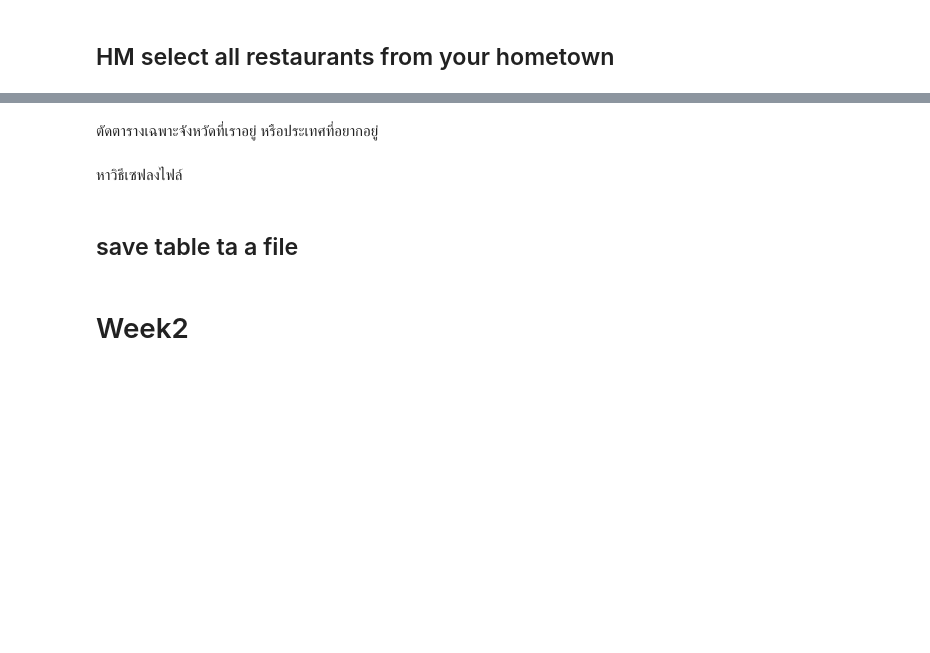
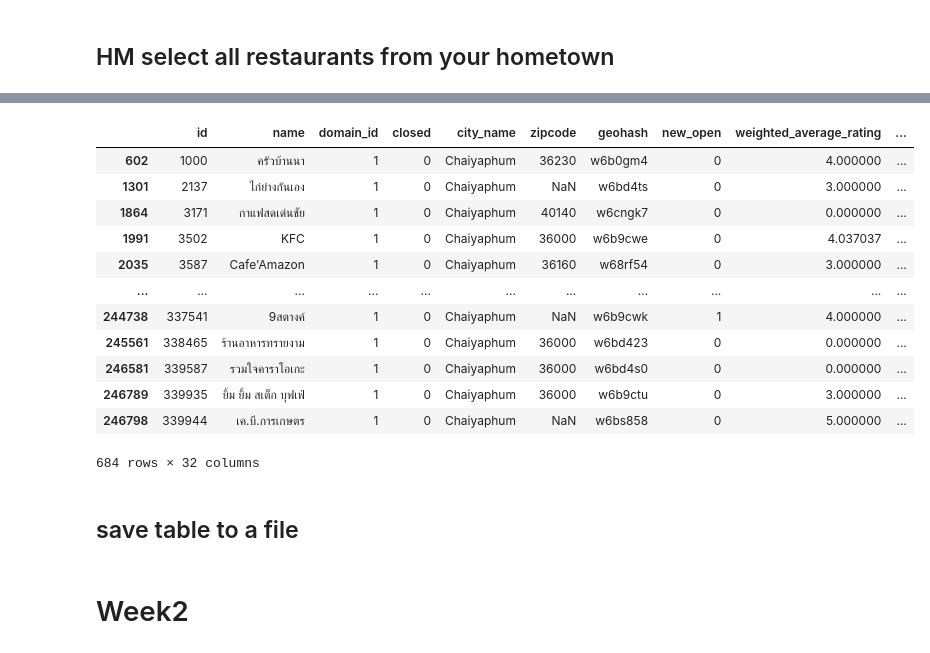
Before and after one commit to Uttaranakron/python_dataviz, a Jupyter notebook: pandas101.ipynb, the cells around one changed output, grey strips where cells are left out. Drawn from its saved outputs; the diff is of its cells as text; code cells hidden in the pictures; blank space fills up the shorter version.

```diff
--- a/pandas101.ipynb
+++ b/pandas101.ipynb
@@ -89,7 +224,19 @@ set(w_restaurant_df['city_name'])
-# %% [markdown]
-ตัดตารางเฉพาะจังหวัดที่เราอยู่ หรือประเทศที่อยากอยู่
-# %% [markdown]
-หาวิธีเซฟลงไฟล์
+# %%
+w_restaurant_df[w_restaurant_df['city_name'] == 'Chaiyaphum' ] #เลือกเฉพาะร้านอาหารที่อยู่จังหวัดชัยภูมิ
+# %% [output]
+|  | id | name | domain_id | closed | city_name | zipcode | geohash | new_open | weighted_average_rating | ... |
+| 602 | 1000 | ครัวบ้านนา | 1 | 0 | Chaiyaphum | 36230 | w6b0gm4 | 0 | 4.000000 | ... |
+| 1301 | 2137 | ไก่ย่างกันเอง | 1 | 0 | Chaiyaphum | NaN | w6bd4ts | 0 | 3.000000 | ... |
+| 1864 | 3171 | กาแฟสดเด่นชัย | 1 | 0 | Chaiyaphum | 40140 | w6cngk7 | 0 | 0.000000 | ... |
+| 1991 | 3502 | KFC | 1 | 0 | Chaiyaphum | 36000 | w6b9cwe | 0 | 4.037037 | ... |
+| 2035 | 3587 | Cafe'Amazon | 1 | 0 | Chaiyaphum | 36160 | w68rf54 | 0 | 3.000000 | ... |
+| ... | ... | ... | ... | ... | ... | ... | ... | ... | ... | ... |
+| 244738 | 337541 | 9สตางค์ | 1 | 0 | Chaiyaphum | NaN | w6b9cwk | 1 | 4.000000 | ... |
+| 245561 | 338465 | ร้านอาหารทรายงาม | 1 | 0 | Chaiyaphum | 36000 | w6bd423 | 0 | 0.000000 | ... |
+| 246581 | 339587 | รวมใจคาราโอเกะ | 1 | 0 | Chaiyaphum | 36000 | w6bd4s0 | 0 | 0.000000 | ... |
+| 246789 | 339935 | ยิ้ม ยิ้ม สเต็ก บุฟเฟ่ | 1 | 0 | Chaiyaphum | 36000 | w6b9ctu | 0 | 3.000000 | ... |
+| 246798 | 339944 | เค.บี.การเกษตร | 1 | 0 | Chaiyaphum | NaN | w6bs858 | 0 | 5.000000 | ... |
+684 rows × 32 columns
 # %% [markdown]
-## save table ta a file
+## save table to a file
 # %%
```
Also changed, not shown: parts of 79 cells of this notebook, 6 other files.
